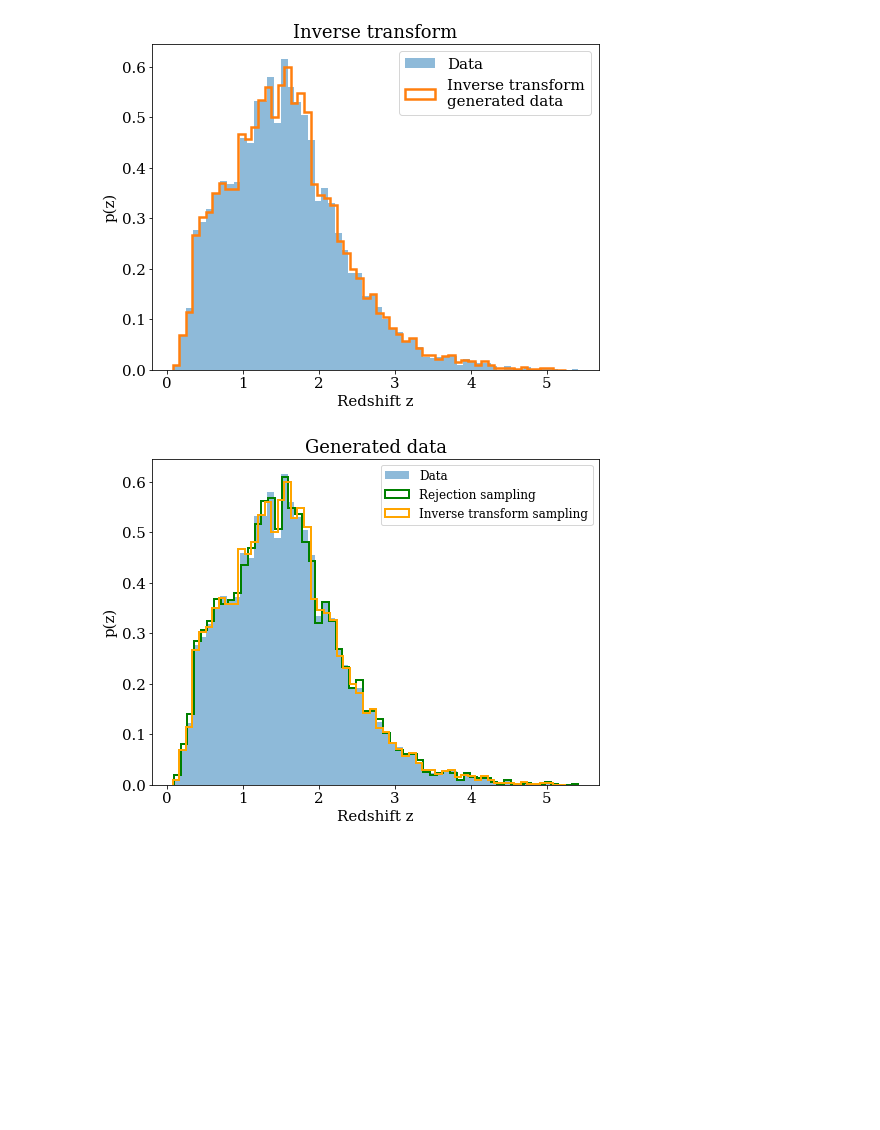
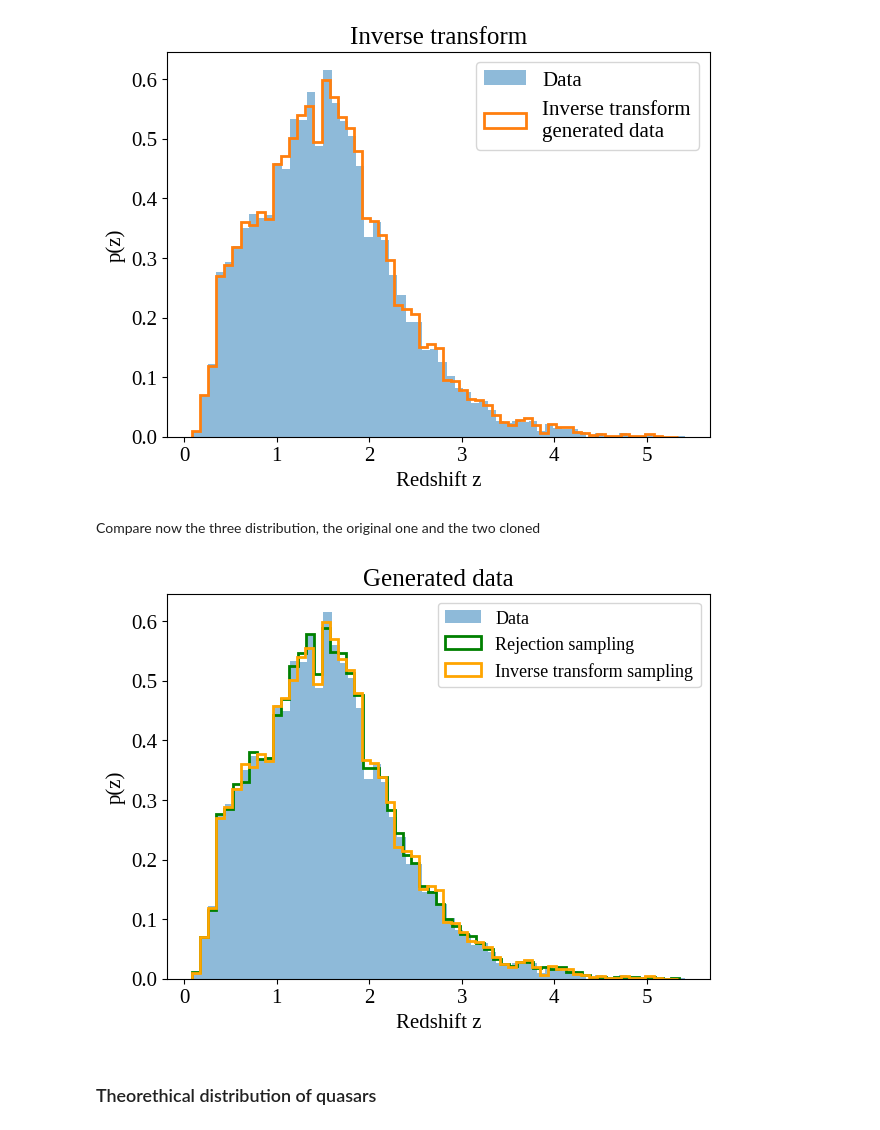
Before and after one commit to Alexpedro130/astrostatistics_bicocca_2023, a Jupyter notebook: working/L04_cloning_quasars.ipynb, the cells around one changed output. Saved outputs shown, nothing was run; the diff lists cells and outputs as text; code cells hidden in the pictures; blank space fills up the shorter version.

Commit message:
edit cloning quasar

```diff
--- a/working/L04_cloning_quasars.ipynb
+++ b/working/L04_cloning_quasars.ipynb
@@ -16,4 +36,4 @@ plt.rcParams['font.family'] = 'serif'
 plt.rcParams['mathtext.fontset'] = 'cm'
 plt.rcParams['font.serif'] = ['Liberation Serif'] + plt.rcParams['font.serif']
 plt.rcParams['font.size']=15
-plt.rcParams['figure.figsize']=[8,6]
+plt.rcParams['figure.figsize']=[7,5]
@@ -96,26 +125,32 @@ cloned_distr = H_inv(u)
 
 #plot the cloned distribution
 plt.hist(z, density=True, bins=N_bins, alpha=0.5, label='Data')
-plt.hist(cloned_distr, density=True, bins=N_bins, histtype='step', label='Inverse transform\ngenerated data', lw=2.5)
+plt.hist(cloned_distr, density=True, bins=N_bins, histtype='step', label='Inverse transform\ngenerated data',
+         lw=2)
 plt.legend()
 plt.xlabel('Redshift z')
 plt.ylabel('p(z)')
 plt.title('Inverse transform')
 plt.show()
 # %% [output]
-[figure, old version]
+[figure, new version]
+# %% [markdown]
+Compare now the three distribution, the original one and the two cloned
 # %%
 #compare the three results
 plt.hist(z, bins=N_bins, density=True, alpha=0.5, label='Data');
 plt.hist(good_x, bins=N_bins, histtype='step', density=True, label='Rejection sampling', lw=2, color='green')
-plt.hist(cloned_distr, bins=N_bins, histtype='step', density=True, label='Inverse transform sampling', lw=2, color='orange')
-plt.legend(fontsize=12)
+plt.hist(cloned_distr, bins=N_bins, histtype='step', density=True, label='Inverse transform sampling', lw=2,
+         color='orange')
+plt.legend(fontsize=13)
 plt.xlabel('Redshift z')
 plt.ylabel('p(z)')
 plt.title('Generated data')
 plt.show()
 # %% [output]
-[figure, old version]
+[figure, new version]
+# %% [markdown]
+### Theorethical distribution of quasars
 # %%
 import astropy
 astropy.cosmology.Planck15
```
Also changed, not shown: parts of 16 cells of this notebook.
